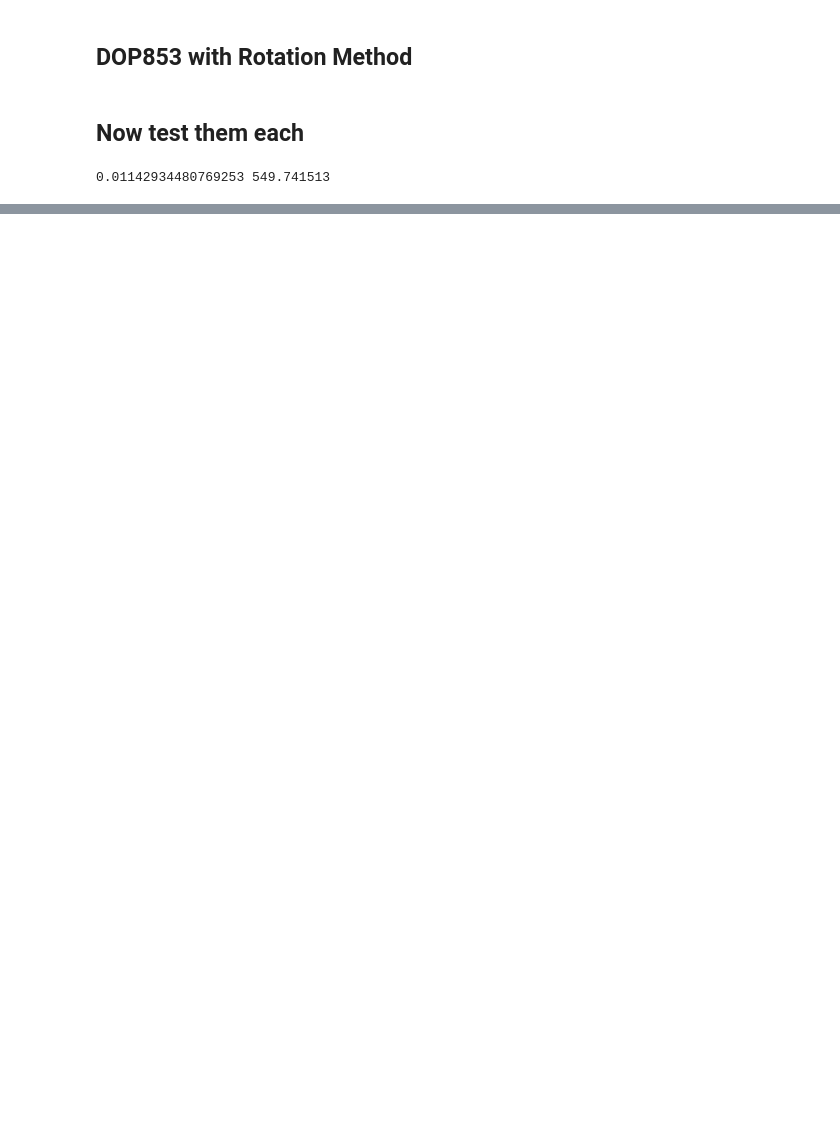
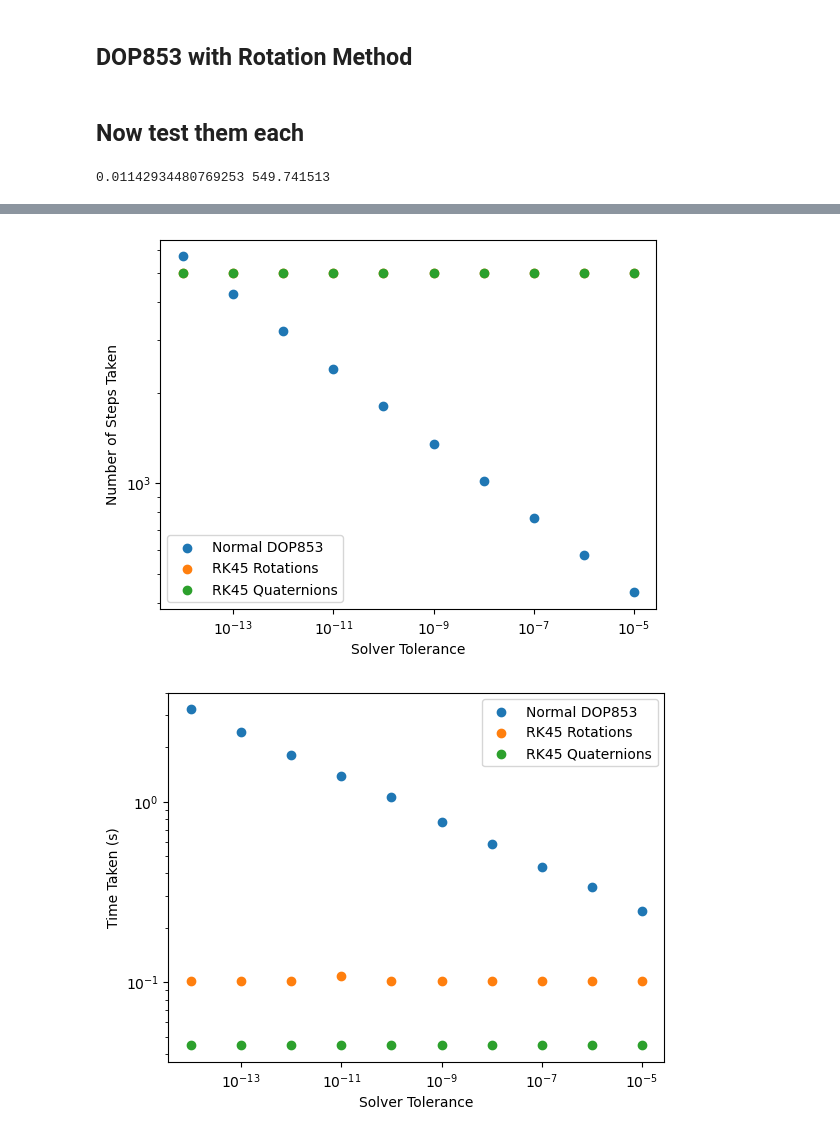
Before and after one commit to mjmorano/Spin-tracking-New, a Jupyter notebook: ElegantSpinIntegration.ipynb, the cells around one changed output, grey strips where cells are left out. Cells and saved outputs as stored; diff of their text form; code cells hidden in the pictures; blank space fills up the shorter version.

Commit message:
updating the python script to have the quaternion based method. Also started working on the C++ code a bit

```diff
--- a/ElegantSpinIntegration.ipynb
+++ b/ElegantSpinIntegration.ipynb
@@ -13,13 +13,13 @@ import scipy
 # %%
 @numba.jit
 def pulse(t):
-	#return np.array([19.1026874e-6*np.cos(6000*t), 0.0, 0.0])
-	return np.array([0.0, 0.0, 0.0])
+	return np.array([19.1026874e-6*np.cos(6000*t), 0.0, 0.0])
+	#return np.array([0.0, 0.0, 0.0])
 
 @numba.jit
 def grad(pos):
-	return np.zeros(3)
-	#return np.array([1.0e-9, 0.0, 0.0])
+	#return np.zeros(3)
+	return np.array([1.0e-6, 0.0, 0.0])
 
 G_CONST = 0 #-9.8
 E = np.array([0, 0, 75.0E5], dtype=np.float64)
@@ -1192,10 +1341,18 @@ print(period, 2.0*np.pi/period)
 # %%
 options = integratorOptions()
 t0 = 0
-tf = 10.0
+tf = 1.0
 numSteps = 5000
 options['ioutInt'] = (tf - t0)/numSteps
 outputArrayDOPNorm = np.zeros((numSteps+1, 7), dtype=precision)
 outputArrayEuler = np.zeros((numSteps+1, 7), dtype=precision)
 outputArrayRK45 = np.zeros((numSteps+1, 7), dtype=precision)
+outputArrayRK45Quat = np.zeros((numSteps+1, 7), dtype=precision)
 outputArrayDOPRot = np.zeros((numSteps+1, 7), dtype=precision)
+# %%
+options['rtol'] = 1.0e-14
+options['atol'] = 1.0e-14
+start = time.time()
+rk45Steps = RK45Method(t0, tf, s[:], x, x, v, v, options, 0, 0, outputArrayRK45)
+stop = time.time()
+print('RK45:', rk45Steps, stop-start, rk45Steps/(stop-start), (tf-t0)/rk45Steps)
@@ -1201,0 +1361,7 @@ outputArrayDOPRot = np.zeros((numSteps+1, 7), dtype=precision)
+# %%
+options['rtol'] = 1.0e-14
+options['atol'] = 1.0e-14
+start = time.time()
+rk45Steps = RK45MethodQuat(t0, tf, s[:], x, x, v, v, options, 0, 0, outputArrayRK45Quat)
+stop = time.time()
+print('RK45:', rk45Steps, stop-start, rk45Steps/(stop-start), (tf-t0)/rk45Steps)
@@ -1201,0 +1419,23 @@ outputArrayDOPRot = np.zeros((numSteps+1, 7), dtype=precision)
+# %%
+plt.scatter(tols, DOPNormSteps, label='Normal DOP853')
+plt.scatter(tols, RK45RotSteps, label='RK45 Rotations')
+plt.scatter(tols, RK45QuatSteps, label='RK45 Quaternions')
+plt.xscale('log')
+plt.yscale('log')
+plt.xlabel('Solver Tolerance')
+plt.ylabel('Number of Steps Taken')
+plt.legend()
+plt.show()
+
+plt.scatter(tols, DOPNormTimes, label='Normal DOP853')
+plt.scatter(tols, RK45RotTimes, label='RK45 Rotations')
+plt.scatter(tols, RK45QuatTimes, label='RK45 Quaternions')
+plt.xscale('log')
+plt.yscale('log')
+plt.xlabel('Solver Tolerance')
+plt.ylabel('Time Taken (s)')
+plt.legend()
+plt.show()
+# %% [output]
+[figure, added]
+[figure, added]
```
Also changed, not shown: parts of 16 cells of this notebook, 5 other files.
